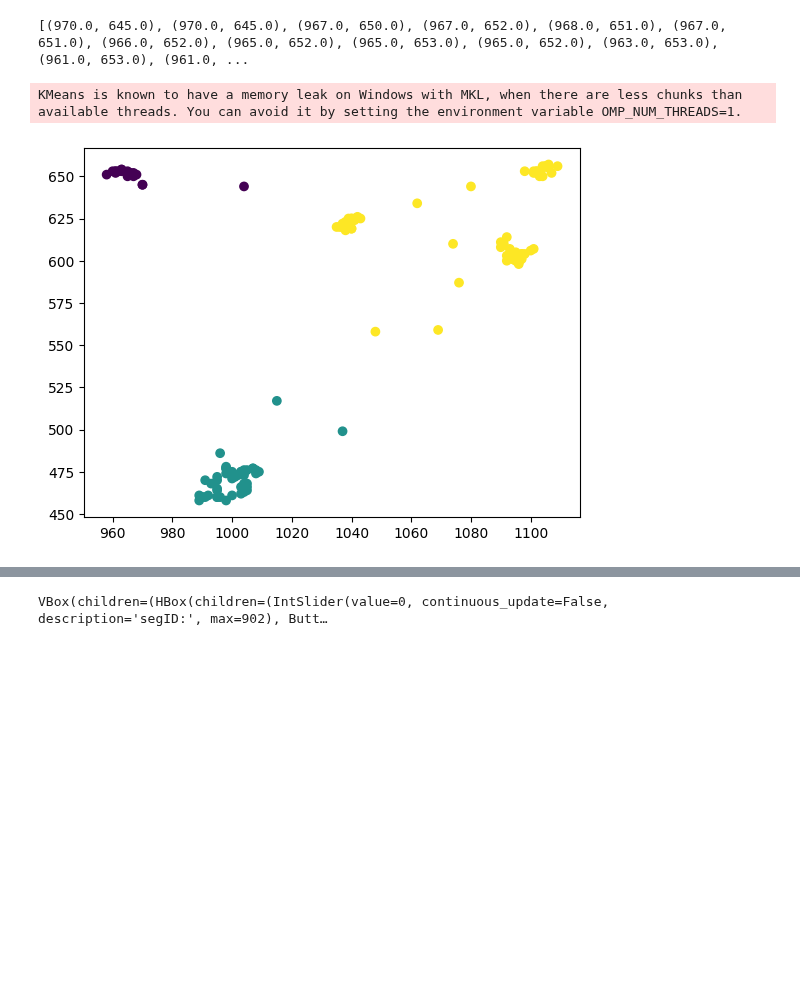
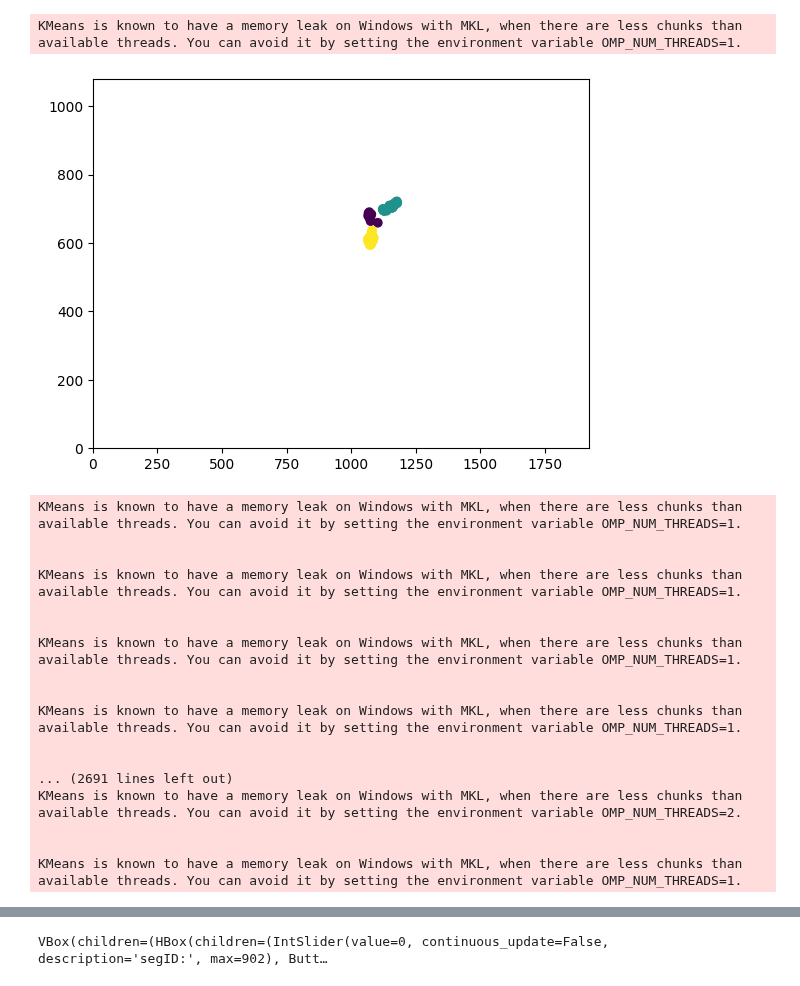
Before and after one commit to ZHTis/count, a Jupyter notebook: datacolin/ponEye.ipynb, the cells around one changed output, grey strips where cells are left out. Saved outputs shown, nothing was run; the diff lists cells and outputs as text; code cells hidden in the pictures; blank space fills up the shorter version.

```diff
--- a/datacolin/ponEye.ipynb
+++ b/datacolin/ponEye.ipynb
@@ -158,20 +158,45 @@ frameSegement,eyeSegement,framelabel = frameSegEye(individual)
 # %%
 ex = []
 ey = []
 for i in range(0,len(eyeSegement)):
     x=eyeSegement[i]['df']['L_X']
     y=eyeSegement[i]['df']['L_Y']
     ex.append(x)
     ey.append(y)
-i=1
+i=25
 e = list(zip(ex[i],ey[i]))
 
-print(e)
 from sklearn.cluster import KMeans
+from sklearn.metrics import silhouette_score
+
 kmeans = KMeans(n_clusters=3).fit(e)
 plt.scatter(ex[i], ey[i],c=kmeans.labels_)
+plt.xlim(0,1920)
+plt.ylim(0,1080)
 plt.show()
+
+s=[]
+for i in range(0,len(eyeSegement)):
+    e = list(zip(ex[i],ey[i]))
+    kmeans = KMeans(n_clusters=3).fit(e)
+    s .append( silhouette_score(e,kmeans.labels_))
 # %% [output]
-[(970.0, 645.0), (970.0, 645.0), (967.0, 650.0), (967.0, 652.0), (968.0, 651.0), (967.0, 651.0), (966.0, 652.0), (965.0, 652.0), (965.0, 653.0), (965.0, 652.0), (963.0, 653.0), (961.0, 653.0), (961.0, ...
+KMeans is known to have a memory leak on Windows with MKL, when there are less chunks than available threads. You can avoid it by setting the environment variable OMP_NUM_THREADS=1.
+[figure, new version]
 KMeans is known to have a memory leak on Windows with MKL, when there are less chunks than available threads. You can avoid it by setting the environment variable OMP_NUM_THREADS=1.
+
+
+KMeans is known to have a memory leak on Windows with MKL, when there are less chunks than available threads. You can avoid it by setting the environment variable OMP_NUM_THREADS=1.
+
+
+KMeans is known to have a memory leak on Windows with MKL, when there are less chunks than available threads. You can avoid it by setting the environment variable OMP_NUM_THREADS=1.
+
+
+KMeans is known to have a memory leak on Windows with MKL, when there are less chunks than available threads. You can avoid it by setting the environment variable OMP_NUM_THREADS=1.
+
+
+... (2691 lines left out)
+KMeans is known to have a memory leak on Windows with MKL, when there are less chunks than available threads. You can avoid it by setting the environment variable OMP_NUM_THREADS=2.
+
+
+KMeans is known to have a memory leak on Windows with MKL, when there are less chunks than available threads. You can avoid it by setting the environment variable OMP_NUM_THREADS=1.
-[figure, old version]
```
Also changed, not shown: parts of 1 cell of this notebook.
